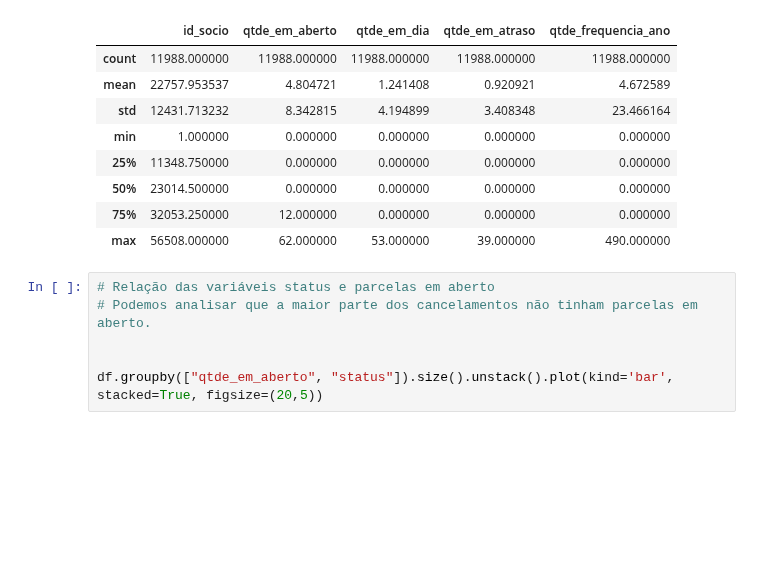
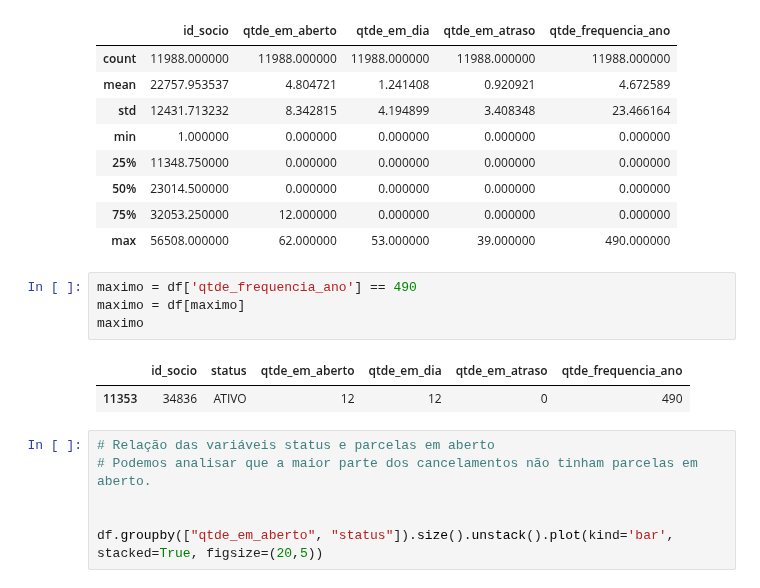
Before and after one commit to UesleiJf/projeto-preditivo, a Jupyter notebook: Churn_Rate.ipynb, the cells around one changed output. Drawn from its saved outputs; the diff is of its cells as text; blank space fills up the shorter version.

```diff
--- a/Churn_Rate.ipynb
+++ b/Churn_Rate.ipynb
@@ -85,6 +85,13 @@ df.describe()
 | 50% | 23014.500000 | 0.000000 | 0.000000 | 0.000000 | 0.000000 |
 | 75% | 32053.250000 | 12.000000 | 0.000000 | 0.000000 | 0.000000 |
 | max | 56508.000000 | 62.000000 | 53.000000 | 39.000000 | 490.000000 |
+# %%
+maximo = df['qtde_frequencia_ano'] == 490
+maximo = df[maximo]
+maximo
+# %% [output]
+|  | id_socio | status | qtde_em_aberto | qtde_em_dia | qtde_em_atraso | qtde_frequencia_ano |
+| 11353 | 34836 | ATIVO | 12 | 12 | 0 | 490 |
 # %%
 # Relação das variáveis status e parcelas em aberto
 # Podemos analisar que a maior parte dos cancelamentos não tinham parcelas em aberto.
```
